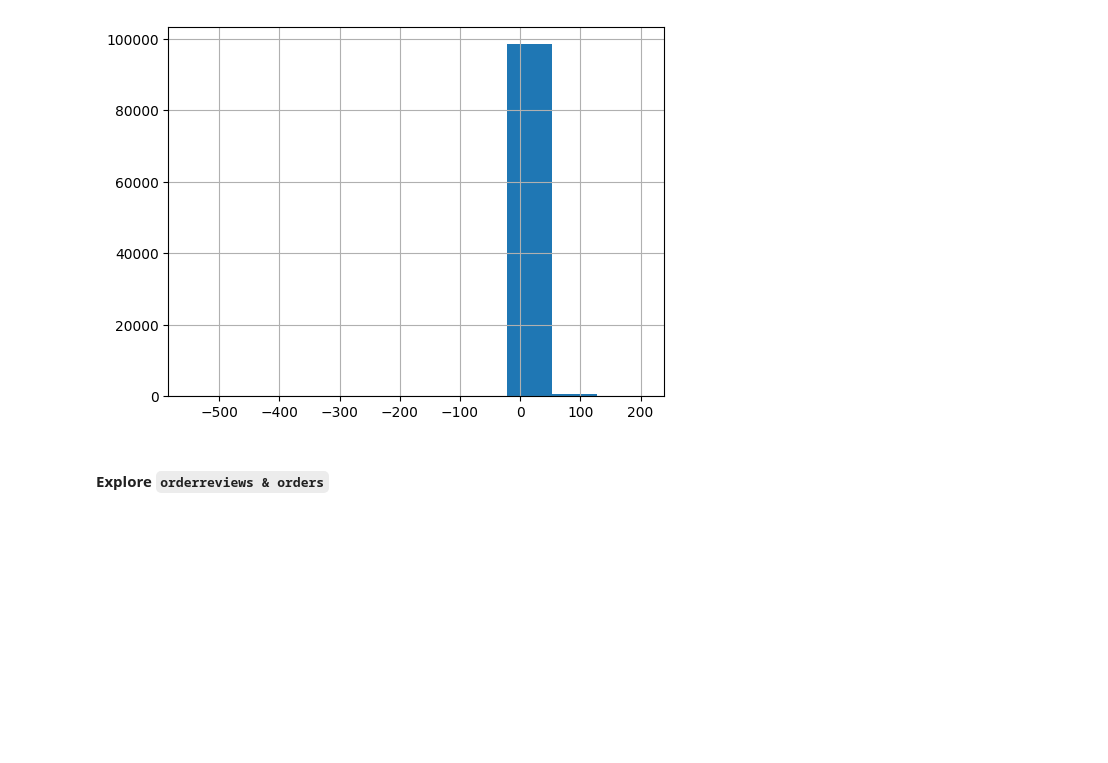
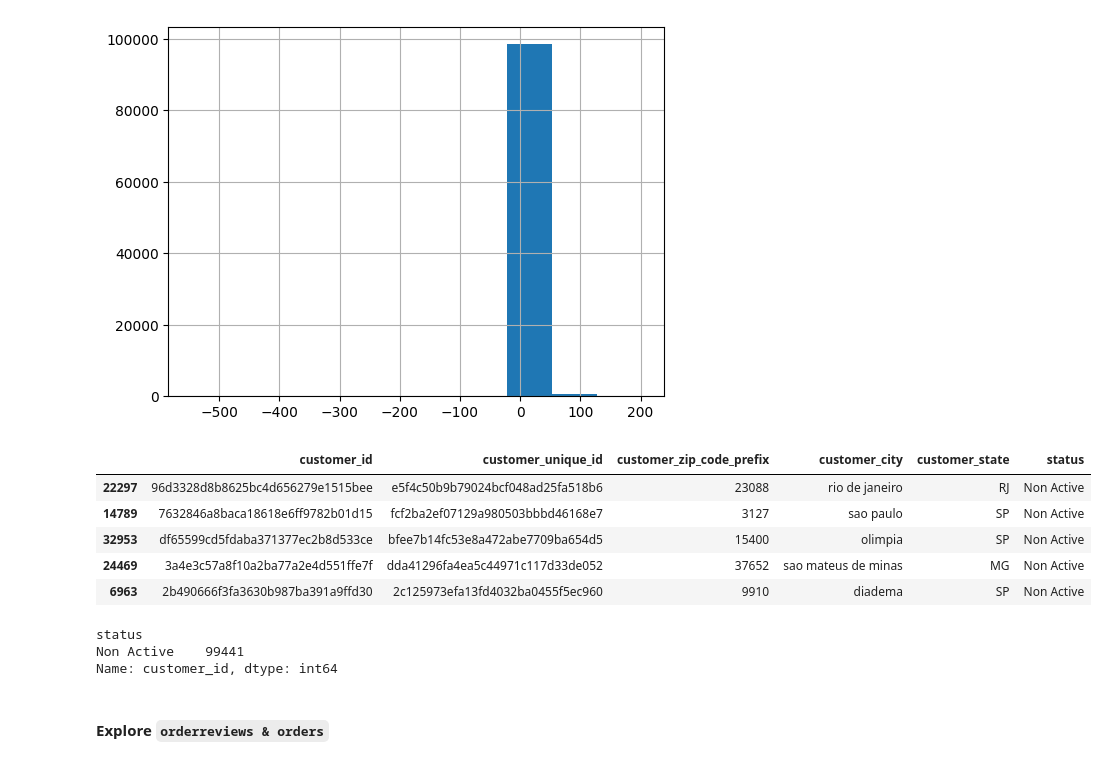
Before and after one commit to Arif-0123/Proyek_Analisis_Data, a Jupyter notebook: E-Commerce Public Dataset/submission/notebook.ipynb, the cells around one changed output. Saved outputs shown, nothing was run; the diff lists cells and outputs as text; code cells hidden in the pictures; blank space fills up the shorter version.

Commit message:
perbaiki explore data orders

```diff
--- a/E-Commerce Public Dataset/submission/notebook.ipynb
+++ b/E-Commerce Public Dataset/submission/notebook.ipynb
@@ -1683,6 +1683,23 @@ orders_df.delivery_time.hist()
 # %% [output]
 <Axes: >
 [figure]
+# %%
+customer_id_in_orders_df =  orders_df.customer_id
+costomers_df["status"] = costomers_df["customer_id"].apply(lambda x: "Active" if x in customer_id_in_orders_df else "Non Active")
+costomers_df.sample(5)
+# %% [output]
+|  | customer_id | customer_unique_id | customer_zip_code_prefix | customer_city | customer_state | status |
+| 22297 | 96d3328d8b8625bc4d656279e1515bee | e5f4c50b9b79024bcf048ad25fa518b6 | 23088 | rio de janeiro | RJ | Non Active |
+| 14789 | 7632846a8baca18618e6ff9782b01d15 | fcf2ba2ef07129a980503bbbd46168e7 | 3127 | sao paulo | SP | Non Active |
+| 32953 | df65599cd5fdaba371377ec2b8d533ce | bfee7b14fc53e8a472abe7709ba654d5 | 15400 | olimpia | SP | Non Active |
+| 24469 | 3a4e3c57a8f10a2ba77a2e4d551ffe7f | dda41296fa4ea5c44971c117d33de052 | 37652 | sao mateus de minas | MG | Non Active |
+| 6963 | 2b490666f3fa3630b987ba391a9ffd30 | 2c125973efa13fd4032ba0455f5ec960 | 9910 | diadema | SP | Non Active |
+# %%
+costomers_df.groupby(by="status").customer_id.count()
+# %% [output]
+status
+Non Active    99441
+Name: customer_id, dtype: int64
 # %% [markdown]
 #### Explore `orderreviews & orders`
 # %% [markdown]
```
Also changed, not shown: parts of 3 cells of this notebook.
